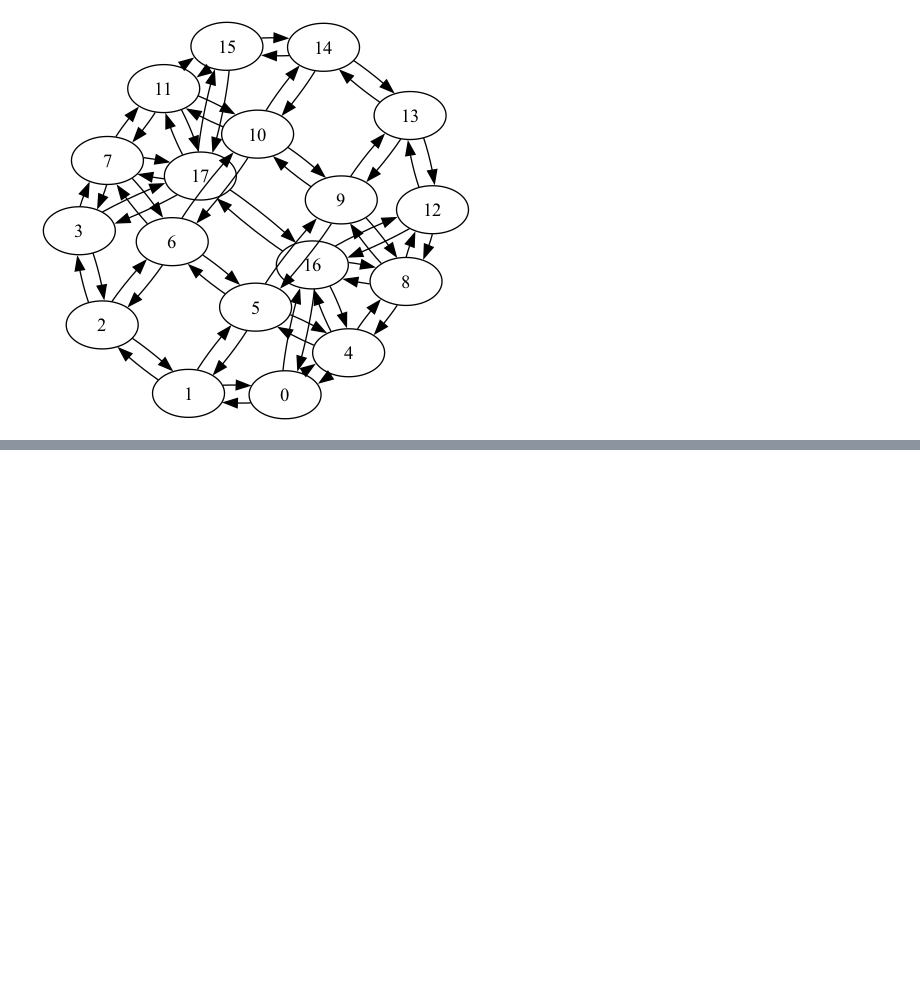
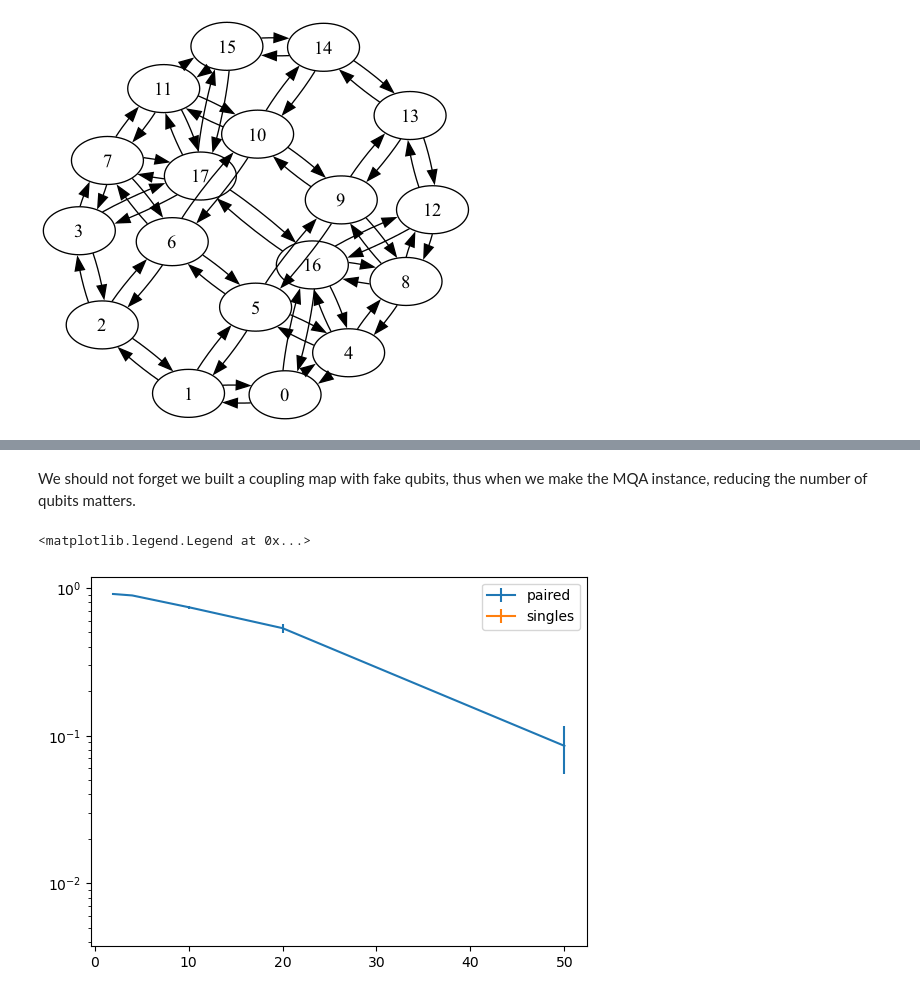
Before and after one commit to moth-quantum/qiskit-device-benchmarking, a Jupyter notebook: mirror_qa_topo.ipynb, the cells around one changed output, grey strips where cells are left out. Cells and saved outputs as stored; diff of their text form; code cells hidden in the pictures; blank space fills up the shorter version.

```diff
--- a/mirror_qa_topo.ipynb
+++ b/mirror_qa_topo.ipynb
@@ -33,0 +138,32 @@ TopoUtil.checkCouple(cmap)
+# %% [markdown]
+We should not forget we built a coupling map with fake qubits, thus when we make the MQA instance, reducing the number of qubits matters.
+# %%
+# [(j, k) for j, k in exp.backend.coupling_map if j < legit_qubits and k < legit_qubits]
+# This can be easily written via qiskit.transpiler.CouplingMap.reduce().
+# It will return the CouplingMap object, with the tuples (pairs) that we built.
+
+legit_cmap = exp.backend.coupling_map.reduce(range(legit_qubits))
+qa = QuantumAwesomeness(legit_cmap)
+
+mi = qa.mutual_info(rb_data.data())
+mmi = qa.mean_mutual_info(rb_data.data(), exp._pairs)
+
+num_lengths = len(lengths)
+ys = [[[] for _ in range(num_lengths)] for _ in range(2)]
+yerrs = [[], []]
+
+for p, pairtype in enumerate(["paired", "singles"]):
+    for j, m in enumerate(mmi[pairtype]):
+        if m is not np.nan:
+            ys[p][j % num_lengths].append(m)
+    for j in range(num_lengths):
+        yerrs[p].append(np.std(ys[p][j]))
+        ys[p][j] = np.mean(ys[p][j])
+
+plt.errorbar(lengths, ys[0], yerr=yerrs[0], label="paired")
+plt.errorbar(lengths, ys[1], yerr=yerrs[1], label="singles")
+plt.yscale("log")
+plt.legend()
+# %% [output]
+<matplotlib.legend.Legend at 0x...>
+[figure, added]
```
Also changed, not shown: parts of 10 cells of this notebook, 5 other files.
